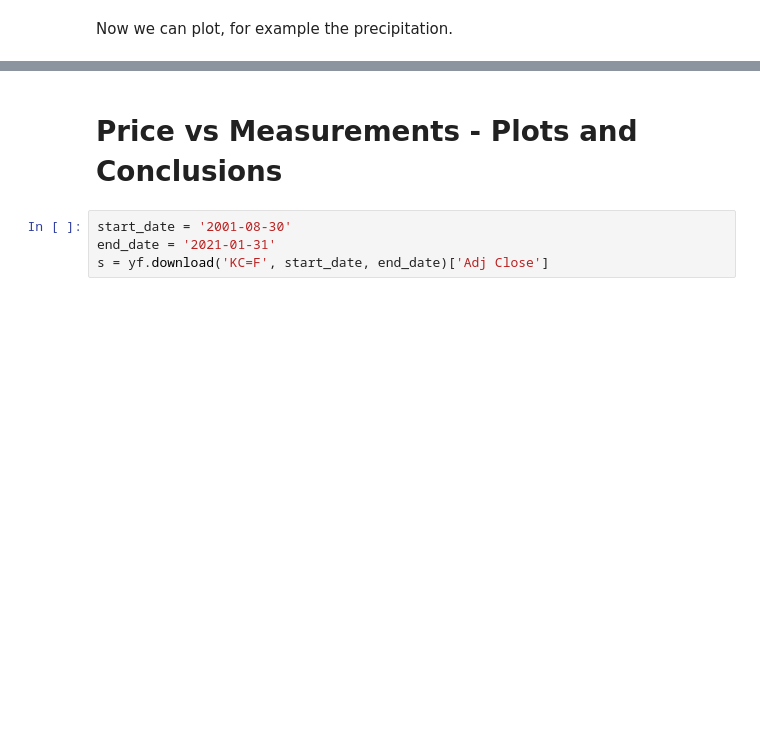
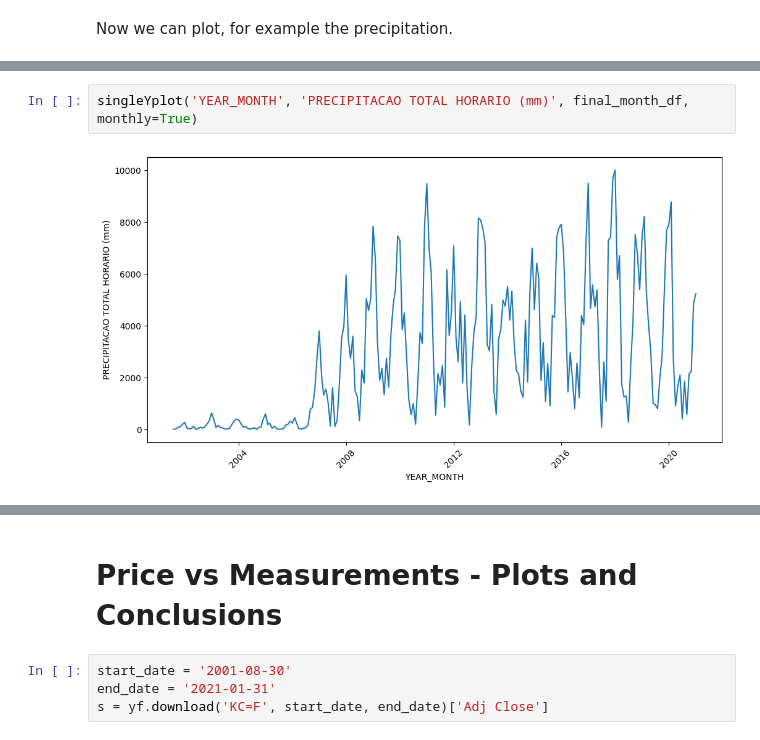
Before and after one commit to JoaoMorais96/coffee-futures, a Jupyter notebook: scripts/report.ipynb, the cells around one changed output, grey strips where cells are left out. Drawn from its saved outputs; the diff is of its cells as text; blank space fills up the shorter version.

```diff
--- a/scripts/report.ipynb
+++ b/scripts/report.ipynb
@@ -387,3 +419,7 @@ singleYplot('DATA (YYYY-MM-DD)', 'PRECIPITACAO TOTAL HORARIO (mm)', final_month_
 # %% [output]
 [figure]
+# %%
+singleYplot('YEAR_MONTH', 'PRECIPITACAO TOTAL HORARIO (mm)', final_month_df, monthly=True)
+# %% [output]
+[figure, added]
 # %%
```
Also changed, not shown: parts of 20 cells of this notebook.
